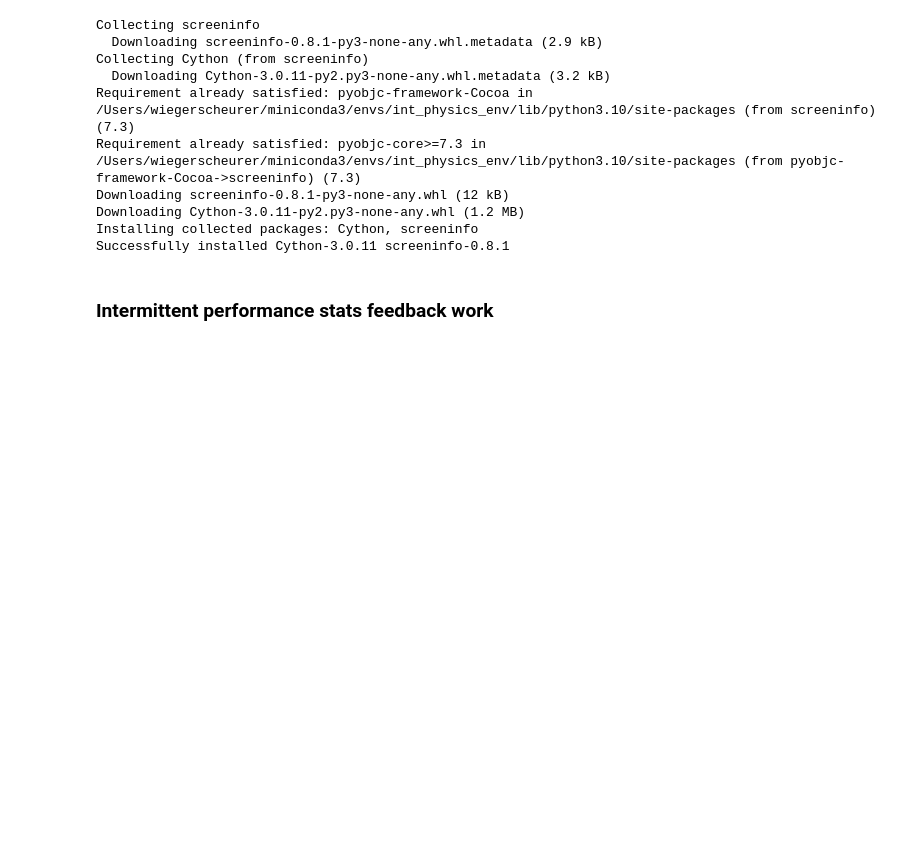
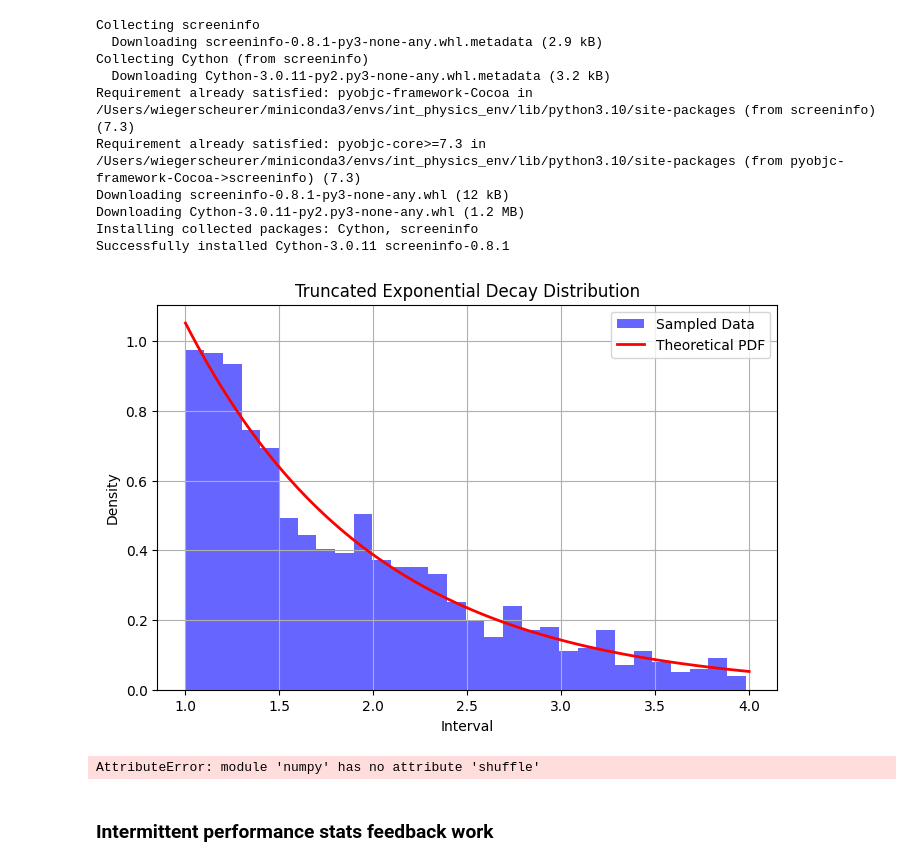
Before and after one commit to WiegerScheurer/physicspred, a Jupyter notebook: Notebooks/intphys_psypy.ipynb, the cells around one changed output. Drawn from its saved outputs; the diff is of its cells as text; code cells hidden in the pictures; blank space fills up the shorter version.

```diff
--- a/Notebooks/intphys_psypy.ipynb
+++ b/Notebooks/intphys_psypy.ipynb
@@ -18,6 +18,71 @@ Downloading screeninfo-0.8.1-py3-none-any.whl (12 kB)
 Downloading Cython-3.0.11-py2.py3-none-any.whl (1.2 MB)
 Installing collected packages: Cython, screeninfo
 Successfully installed Cython-3.0.11 screeninfo-0.8.1
+# %%
+import numpy as np
+import matplotlib.pyplot as plt
+from scipy.stats import truncexpon
+
+def truncated_exponential_decay(min_iti, truncation_cutoff, size=1000):
+    """
+    Generate a truncated exponential decay distribution.
+
+    Parameters:
+        min_iti (float): The minimum ITI (lower bound of the distribution).
+        truncation_cutoff (float): The upper bound of the distribution.
+        size (int): Number of samples to generate.
+
+    Returns:
+        samples (numpy.ndarray): Random samples from the truncated exponential distribution.
+    """
+    # Define the scale parameter for the exponential decay
+    scale = 1.0  # Adjust this to control the steepness of decay
+    b = (truncation_cutoff - min_iti) / scale  # Shape parameter for truncation
+
+    # Generate random samples
+    samples = truncexpon(b=b, loc=min_iti, scale=scale).rvs(size=size)
+    return samples
+
+def plot_distribution(samples, min_iti, truncation_cutoff):
+    """
+    Plot the histogram of the truncated exponential distribution.
+
+    Parameters:
+        samples (numpy.ndarray): Random samples from the truncated exponential distribution.
+        min_iti (float): The minimum ITI.
+        truncation_cutoff (float): The upper bound of the distribution.
+    """
+    plt.figure(figsize=(8, 5))
+    plt.hist(samples, bins=30, density=True, alpha=0.6, color='blue', label="Sampled Data")
+
+    # Plot theoretical PDF for comparison
+    scale = 1.0
+    b = (truncation_cutoff - min_iti) / scale
+    x = np.linspace(min_iti, truncation_cutoff, 100)
+    pdf = truncexpon(b=b, loc=min_iti, scale=scale).pdf(x)
+    plt.plot(x, pdf, 'r-', lw=2, label="Theoretical PDF")
+
+    plt.title("Truncated Exponential Decay Distribution")
+    plt.xlabel("Interval")
+    plt.ylabel("Density")
+    plt.legend()
+    plt.grid(True)
+    plt.show()
+
+# Example usage
+min_iti = 1.0  # Minimum ITI
+truncation_cutoff = 4.0  # Maximum ITI
+samples = truncated_exponential_decay(min_iti=min_iti, truncation_cutoff=truncation_cutoff, size=1000)
+
+# Plot the distribution
+plot_distribution(samples, min_iti=min_iti, truncation_cutoff=truncation_cutoff)
+# %% [output]
+[figure, added]
+# %%
+itis = truncated_exponential_decay(1, 4, 100)
+np.shuffle(itis)
+# %% [output]
+AttributeError: module 'numpy' has no attribute 'shuffle'
 # %% [markdown]
 ### Intermittent performance stats feedback work
 # %%
```
Also changed, not shown: parts of 1 cell of this notebook, 6 other files.
